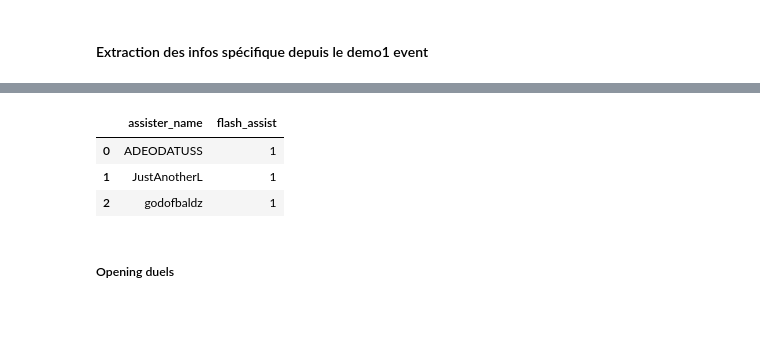
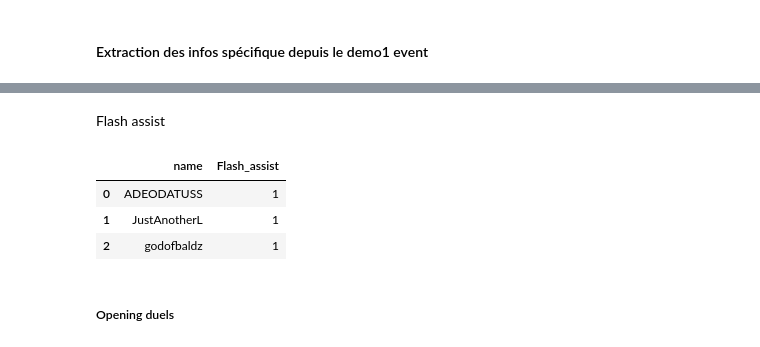
Before and after one commit to Armeldt/CS2-ESEA-season-stats-aggregator, a Jupyter notebook: projet_cs2_parse.ipynb, the cells around one changed output, grey strips where cells are left out. Cells and saved outputs as stored; diff of their text form; code cells hidden in the pictures; blank space fills up the shorter version.

```diff
--- a/projet_cs2_parse.ipynb
+++ b/projet_cs2_parse.ipynb
@@ -435,8 +534,11 @@ KeyboardInterrupt:
+# %% [markdown]
+Flash assist
 # %%
-flash_assist_count = df_global[df_global['assistedflash'] == True].groupby('assister_name').size().reset_index(name='flash_assist')
+flash_assist_count = df_global[df_global['assistedflash'] == True].groupby('assister_name').size().reset_index(name='Flash_assist')
+flash_assist_count = flash_assist_count.rename(columns={'assister_name':'name'})
 flash_assist_count
 # %% [output]
-|  | assister_name | flash_assist |
+|  | name | Flash_assist |
 | 0 | ADEODATUSS | 1 |
 | 1 | JustAnotherL | 1 |
 | 2 | godofbaldz | 1 |
```
Also changed, not shown: parts of 42 cells of this notebook, 1 other file.
